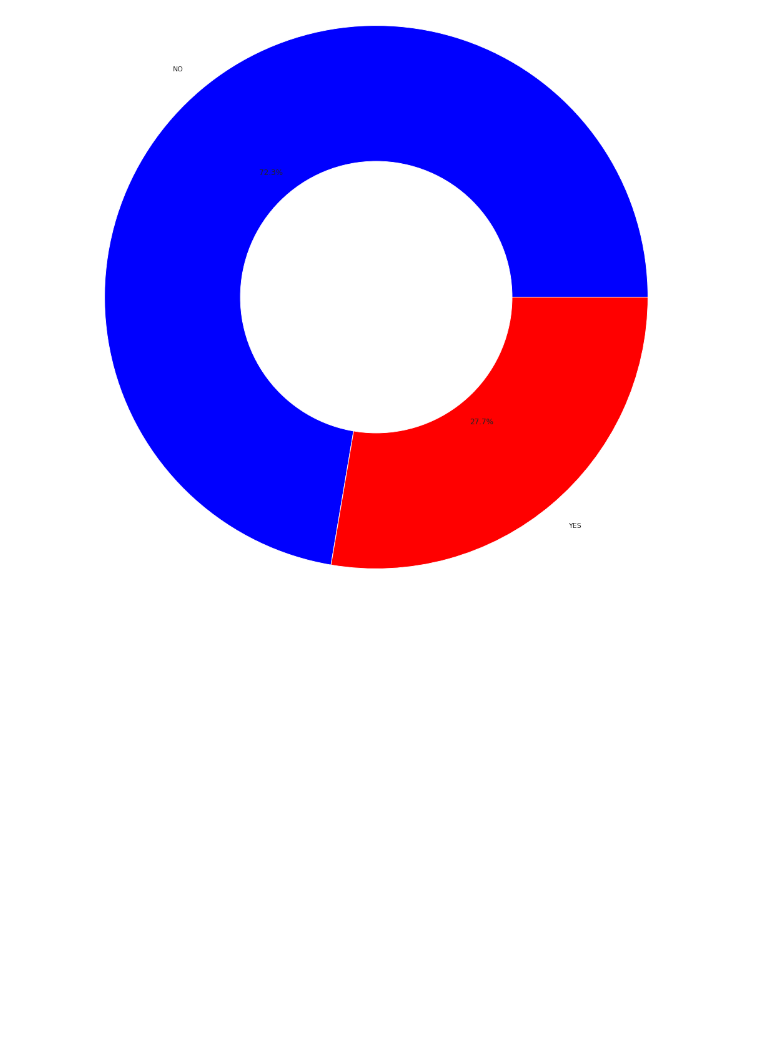
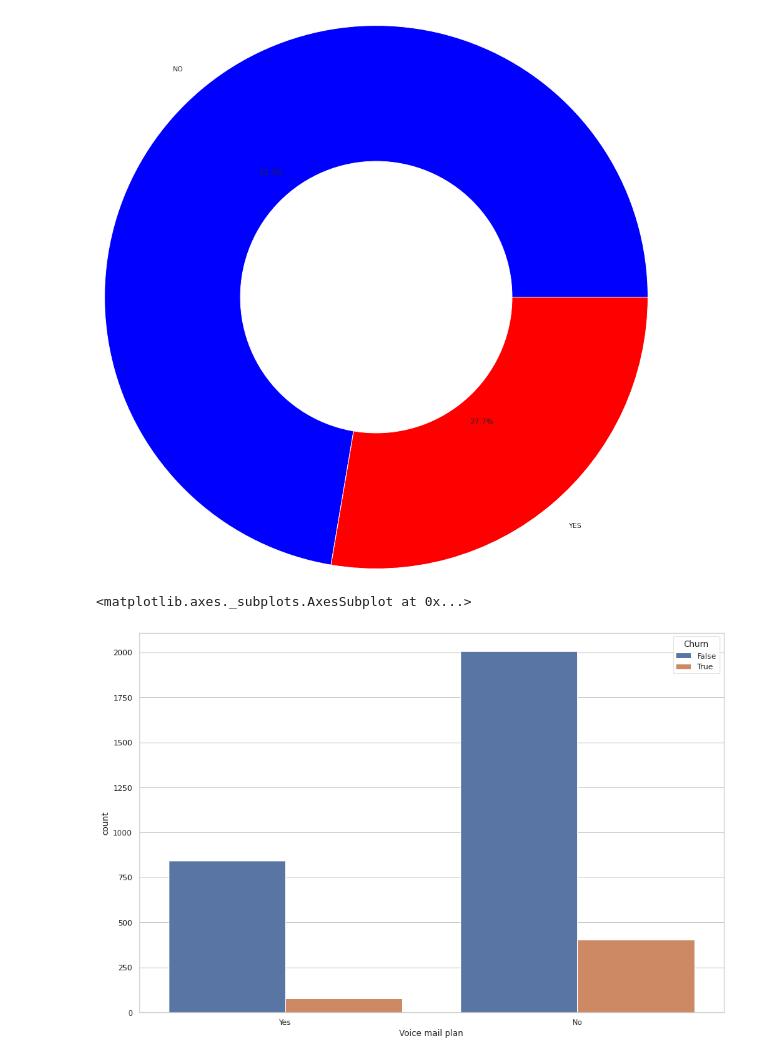
Before and after one commit to m123m12/Telecom-Churn-Analysis, a Jupyter notebook: Copy_of_Telecom_Churn_Analysis_Capstone_Project.ipynb, the cells around one changed output. Drawn from its saved outputs; the diff is of its cells as text; code cells hidden in the pictures; blank space fills up the shorter version.

```diff
--- a/Copy_of_Telecom_Churn_Analysis_Capstone_Project.ipynb
+++ b/Copy_of_Telecom_Churn_Analysis_Capstone_Project.ipynb
@@ -418,3 +418,9 @@ p.gca().add_artist(circle)
 plt.show()
 # %% [output]
 [figure]
+# %%
+#Analyse the Voice mail plan v/s Churn with countplot
+sns.countplot(x='Voice mail plan',hue="Churn",data=telecom_data)
+# %% [output]
+<matplotlib.axes._subplots.AxesSubplot at 0x...>
+[figure, added]
```
